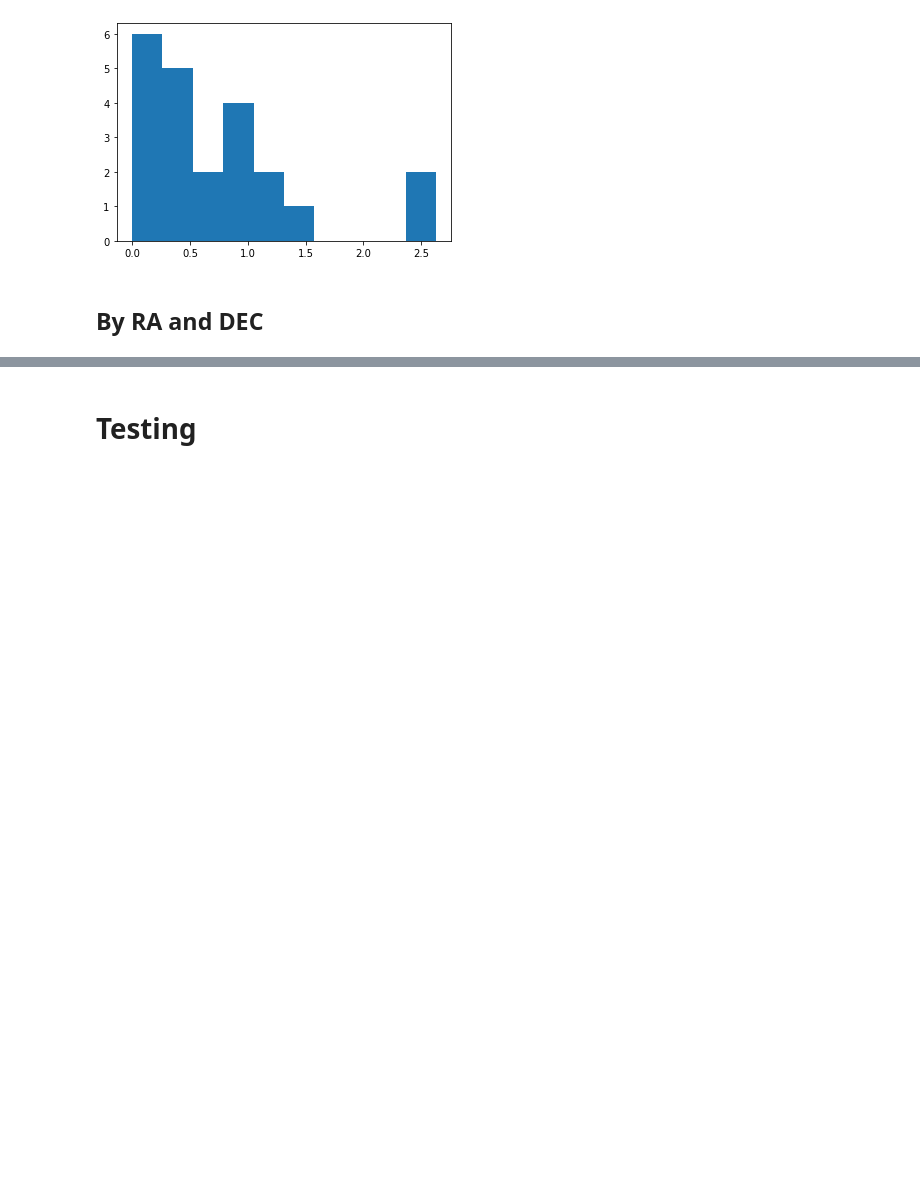
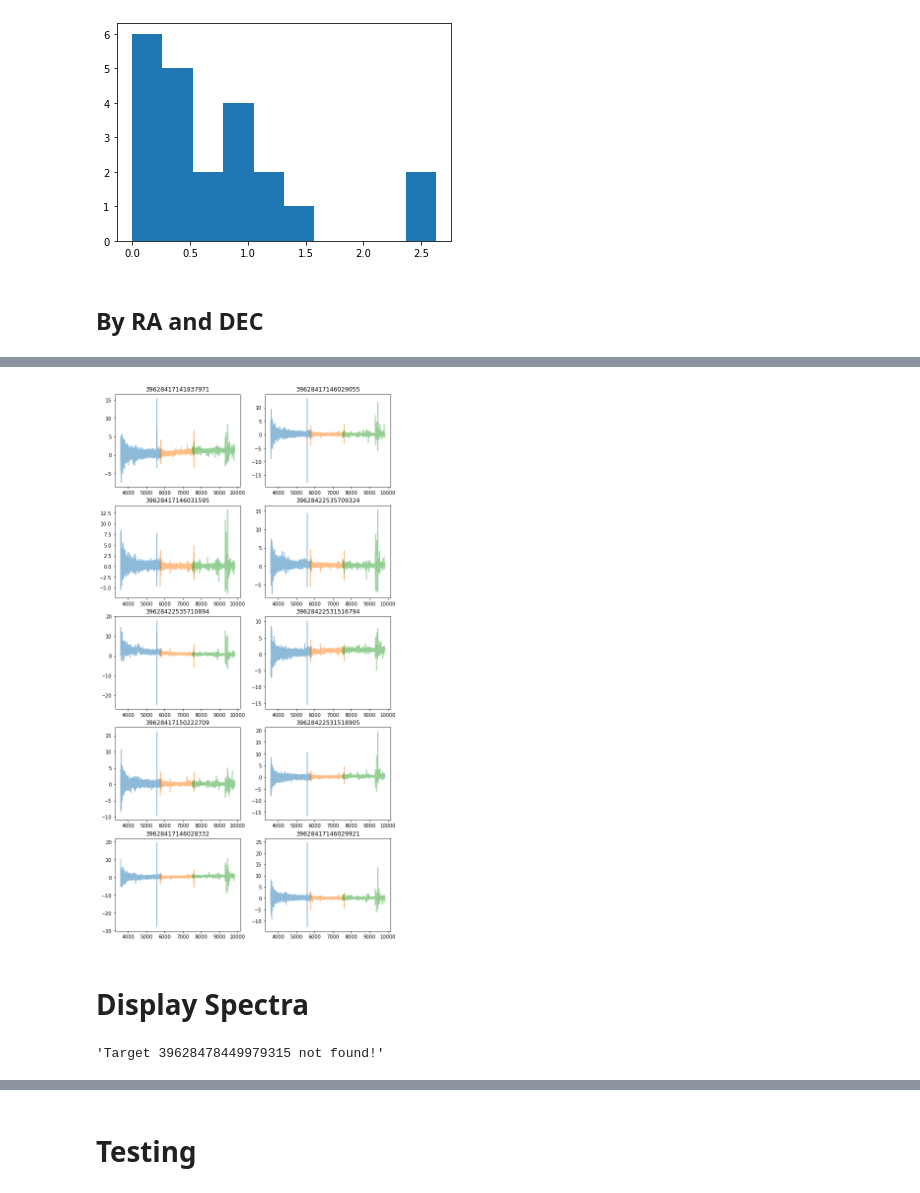
Before and after one commit to ronitnag04/desi_nersc, a Jupyter notebook: TestAccess.ipynb, the cells around one changed output, grey strips where cells are left out. Drawn from its saved outputs; the diff is of its cells as text; code cells hidden in the pictures; blank space fills up the shorter version.

```diff
--- a/TestAccess.ipynb
+++ b/TestAccess.ipynb
@@ -17,0 +14,2 @@ Python 3.9.7
+# %%
+s = read_spectra('tmpqo5td_zn.fits', single=True)
@@ -17,0 +40,7 @@ Python 3.9.7
+# %%
+i = 0
+for spec in s:
+    if i % 100 == 0:
+        print(i)
+    i += 1
+print(i)
@@ -397,0 +557,13 @@ Found 60 targets
+# %%
+fig, axs = plt.subplots(5, 2)
+for i, targetid in enumerate(zbest['TARGETID'][0:10]):
+    ispec = np.where(spectra.fibermap['TARGETID'] == targetid)[0][0]
+    for band in spectra.bands:
+        axs[i//2, i%2].plot(spectra.wave[band], spectra.flux[band][ispec], '-', alpha=0.5, label=band)
+    axs[i//2, i%2].set_title(targetid)
+fig.set_figheight(20)
+fig.set_figwidth(10)
+# %% [output]
+[figure, added]
+# %% [markdown]
+# Display Spectra
@@ -397,0 +615,4 @@ Found 60 targets
+# %%
+displayTargetSpectra('39628478449979315')
+# %% [output]
+'Target 39628478449979315 not found!'
```
Also changed, not shown: parts of 46 cells of this notebook, 4 other files.
